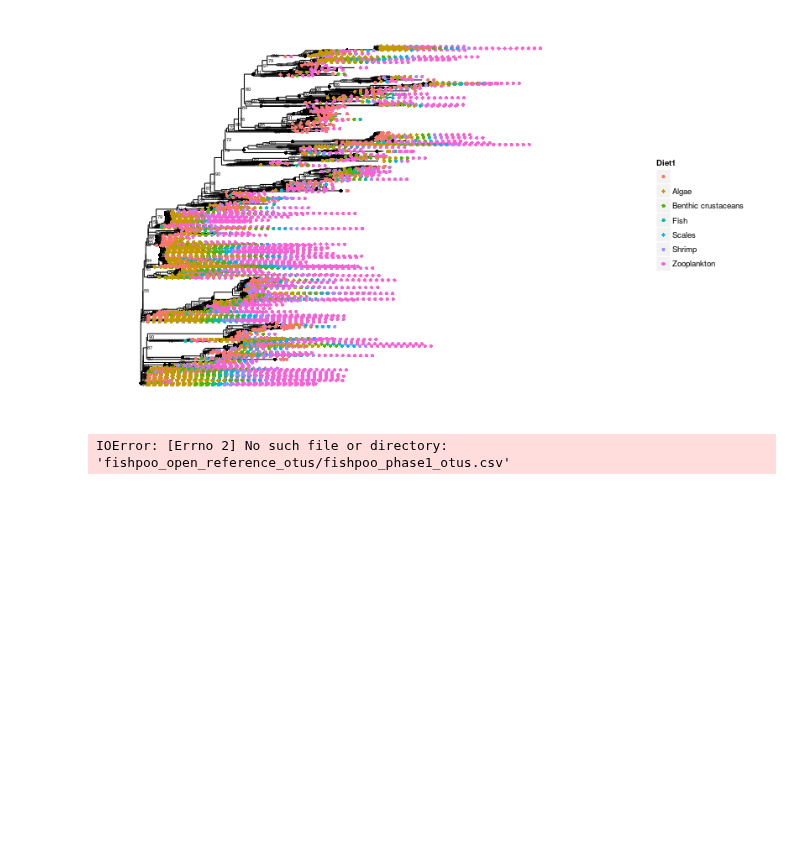
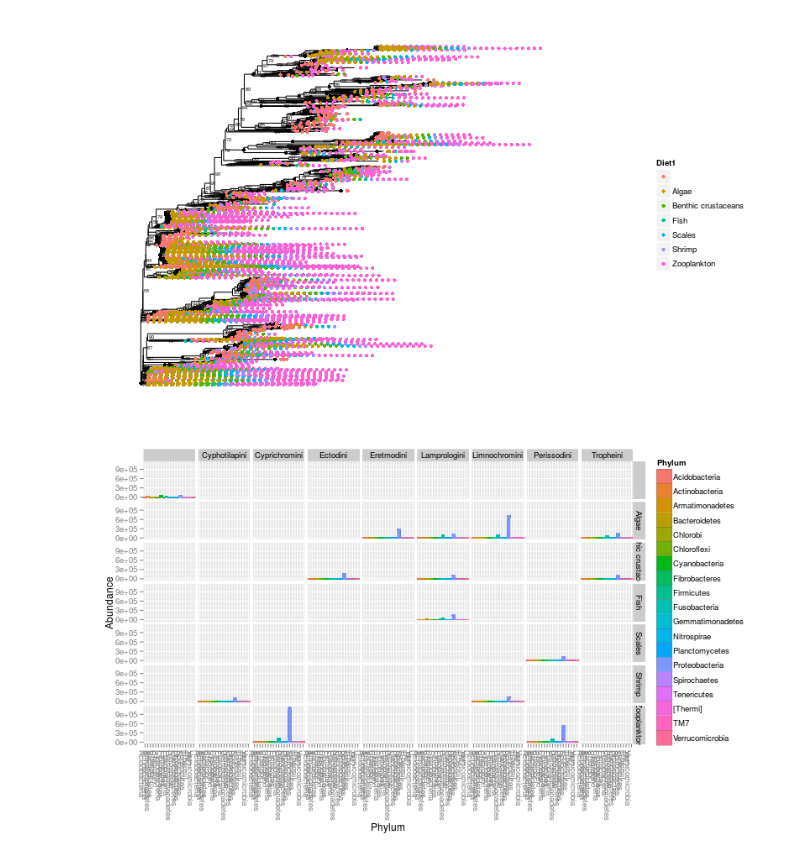
Before and after one commit to ryneches/fishpoo, a Jupyter notebook: fishpoo.ipynb, the cells around one changed output. Drawn from its saved outputs; the diff is of its cells as text; code cells hidden in the pictures; blank space fills up the shorter version.

```diff
--- a/fishpoo.ipynb
+++ b/fishpoo.ipynb
@@ -237,3 +254,9 @@ plot_tree( prune_taxa( names(sort(taxa_sums(fishpoo_phase1),TRUE)[1:1000] ), fis
           nodelabf = nodeplotboot(), ladderize = "left", color = "Diet1" )
 # %% [output]
 [figure]
+# %%
+%%R -w 800 -h 480 -u px
+p = plot_bar( fishpoo_phase1, "Phylum", fill="Phylum", facet_grid=Diet1~Tribe )
+p + geom_bar(aes(color=Phylum, fill=Phylum), stat="identity", position="stack")
+# %% [output]
+[figure, added]
@@ -242,7 +268,7 @@ import csv
 
 colnames, rownames = [],[]
 table = []
-with open("fishpoo_open_reference_otus/fishpoo_phase1_otus.csv") as f :
+with open("fishpoo_phase1_otus.csv") as f :
     for n,row in enumerate(csv.reader(f)) :
         if n == 0 : rownames = row; continue
         colnames.append(row[0])
@@ -250,11 +276,11 @@ with open("fishpoo_open_reference_otus/fishpoo_phase1_otus.csv") as f :
 
 table = array(table)
 sampleID = {}
-with open("mapping.tsv") as f :
+with open("fishpoo_map.tsv") as f :
     for n,row in enumerate(csv.reader(f, delimiter='\t')) :
         if n == 0 : continue
         if not row[6] == 'Phase I' : continue
-        sampleID[row[0]] = row[10]
+        sampleID[row[0]] = row[13]
 
 # merge replicates, normalize OTU counts to continuously variable
 # traits totalling to 100 per host
@@ -266,13 +292,16 @@ for n,name in enumerate(rownames) :
 for key in mergeddata.keys() :
     mergeddata[key] = 100 * ( mergeddata[key] / sum(mergeddata[key]) )
 
-f = open( 'fishpoo_open_reference_otus/fishpoo_phase1_otus_vs_host.csv', 'w' )
+f = open( 'fishpoo_phase1_otus_vs_host.csv', 'w' )
 f.write(','.join(colnames) + '\n' )
 for n,name in enumerate(mergeddata.keys()) :
+    if name == "Food" : continue
+    if name == "Charcoal_control" : continue
+    if name == "Control_1" : continue
+    if name == "Kit_control" : continue
+    if name == "Water_control" : continue
     f.write(name + ',' + ','.join( map(str, mergeddata[name] ) ) + '\n' )
 f.close()
-# %% [output]
-IOError: [Errno 2] No such file or directory: 'fishpoo_open_reference_otus/fishpoo_phase1_otus.csv'
 # %%
 zip(mergeddata.keys(), map(max, mergeddata.values()))
 # %% [output]
```
Also changed, not shown: parts of 12 cells of this notebook.
